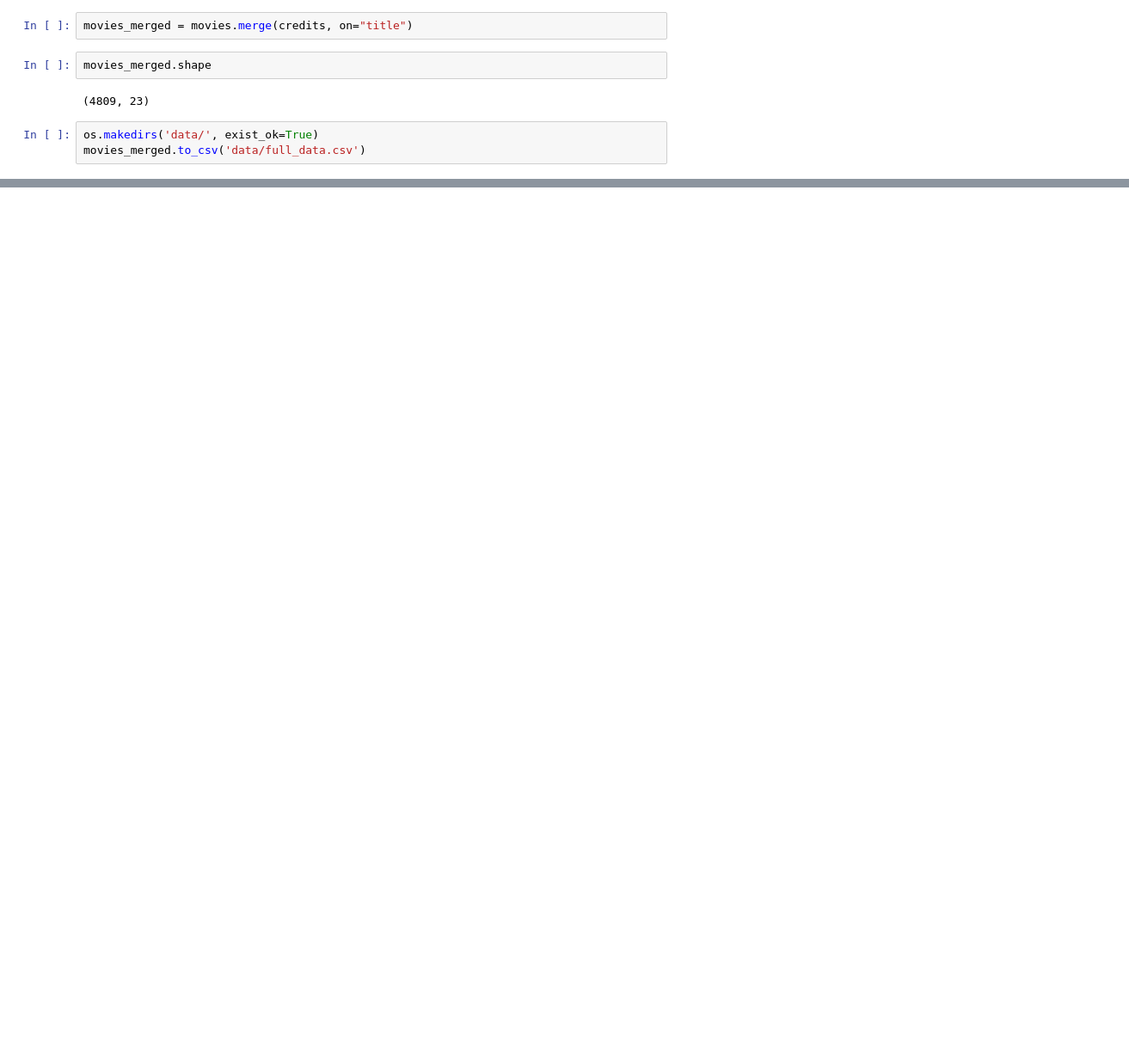
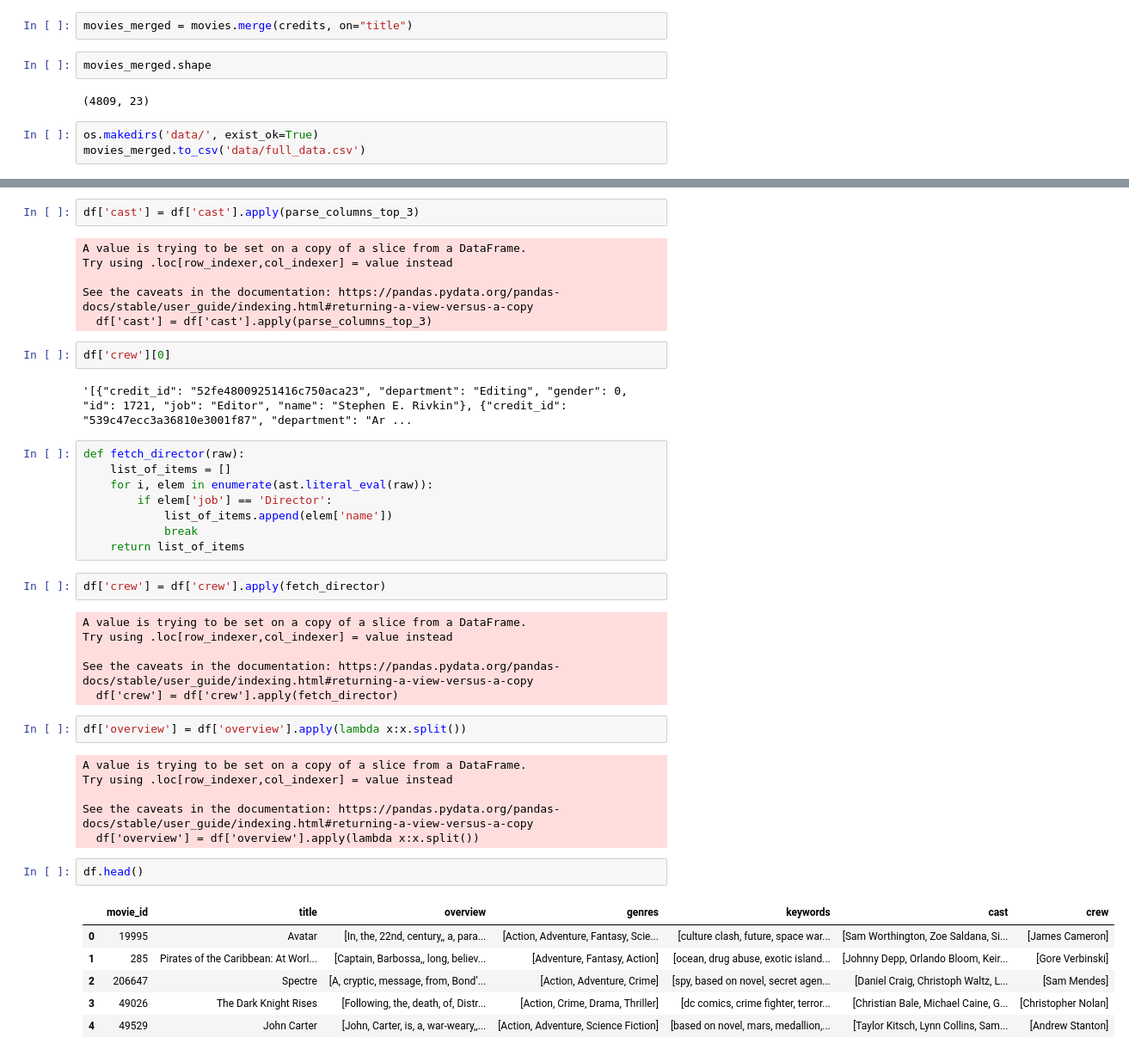
Before and after one commit to ars-kh11v/movie_recsys_project, a Jupyter notebook: notebooks/recsys.ipynb, the cells around one changed output, grey strips where cells are left out. Shown at 86% size. Cells and saved outputs as stored; diff of their text form; blank space fills up the shorter version.

```diff
--- a/notebooks/recsys.ipynb
+++ b/notebooks/recsys.ipynb
@@ -101,0 +226,45 @@ movies_merged.to_csv('data/full_data.csv')
+# %%
+df['cast'] = df['cast'].apply(parse_columns_top_3)
+# %% [output]
+A value is trying to be set on a copy of a slice from a DataFrame.
+Try using .loc[row_indexer,col_indexer] = value instead
+
+See the caveats in the documentation: https://pandas.pydata.org/pandas-docs/stable/user_guide/indexing.html#returning-a-view-versus-a-copy
+  df['cast'] = df['cast'].apply(parse_columns_top_3)
+# %%
+df['crew'][0]
+# %% [output]
+'[{"credit_id": "52fe48009251416c750aca23", "department": "Editing", "gender": 0, "id": 1721, "job": "Editor", "name": "Stephen E. Rivkin"}, {"credit_id": "539c47ecc3a36810e3001f87", "department": "Ar ...
+# %%
+def fetch_director(raw):
+    list_of_items = []
+    for i, elem in enumerate(ast.literal_eval(raw)):
+        if elem['job'] == 'Director':
+            list_of_items.append(elem['name'])
+            break
+    return list_of_items
+# %%
+df['crew'] = df['crew'].apply(fetch_director)
+# %% [output]
+A value is trying to be set on a copy of a slice from a DataFrame.
+Try using .loc[row_indexer,col_indexer] = value instead
+
+See the caveats in the documentation: https://pandas.pydata.org/pandas-docs/stable/user_guide/indexing.html#returning-a-view-versus-a-copy
+  df['crew'] = df['crew'].apply(fetch_director)
+# %%
+df['overview'] = df['overview'].apply(lambda x:x.split())
+# %% [output]
+A value is trying to be set on a copy of a slice from a DataFrame.
+Try using .loc[row_indexer,col_indexer] = value instead
+
+See the caveats in the documentation: https://pandas.pydata.org/pandas-docs/stable/user_guide/indexing.html#returning-a-view-versus-a-copy
+  df['overview'] = df['overview'].apply(lambda x:x.split())
+# %%
+df.head()
+# %% [output]
+|  | movie_id | title | overview | genres | keywords | cast | crew |
+| 0 | 19995 | Avatar | [In, the, 22nd, century,, a, para... | [Action, Adventure, Fantasy, Scie... | [culture clash, future, space war... | [Sam Worthington, Zoe Saldana, Si... | [James Cameron] |
+| 1 | 285 | Pirates of the Caribbean: At Worl... | [Captain, Barbossa,, long, believ... | [Adventure, Fantasy, Action] | [ocean, drug abuse, exotic island... | [Johnny Depp, Orlando Bloom, Keir... | [Gore Verbinski] |
+| 2 | 206647 | Spectre | [A, cryptic, message, from, Bond’... | [Action, Adventure, Crime] | [spy, based on novel, secret agen... | [Daniel Craig, Christoph Waltz, L... | [Sam Mendes] |
+| 3 | 49026 | The Dark Knight Rises | [Following, the, death, of, Distr... | [Action, Crime, Drama, Thriller] | [dc comics, crime fighter, terror... | [Christian Bale, Michael Caine, G... | [Christopher Nolan] |
+| 4 | 49529 | John Carter | [John, Carter, is, a, war-weary,,... | [Action, Adventure, Science Fiction] | [based on novel, mars, medallion,... | [Taylor Kitsch, Lynn Collins, Sam... | [Andrew Stanton] |
```
Also changed, not shown: parts of 17 cells of this notebook, 1 other file.
